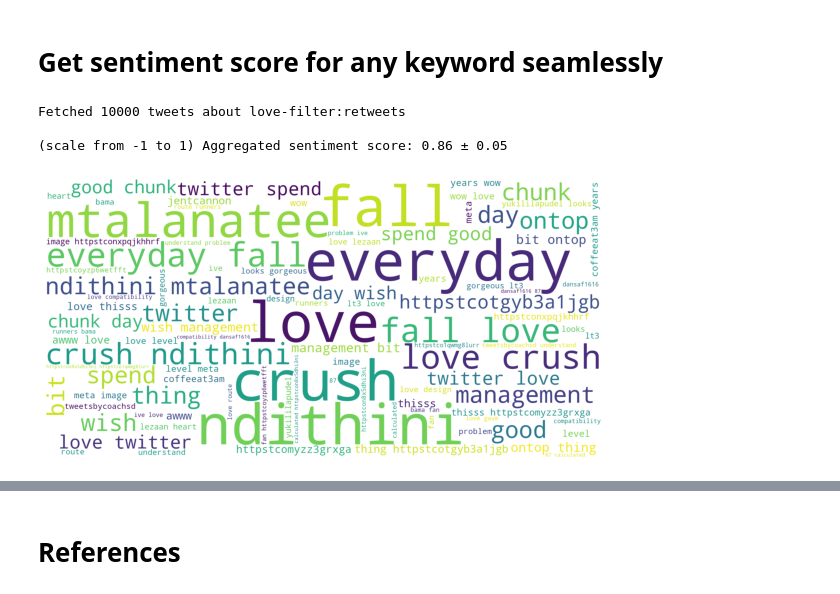
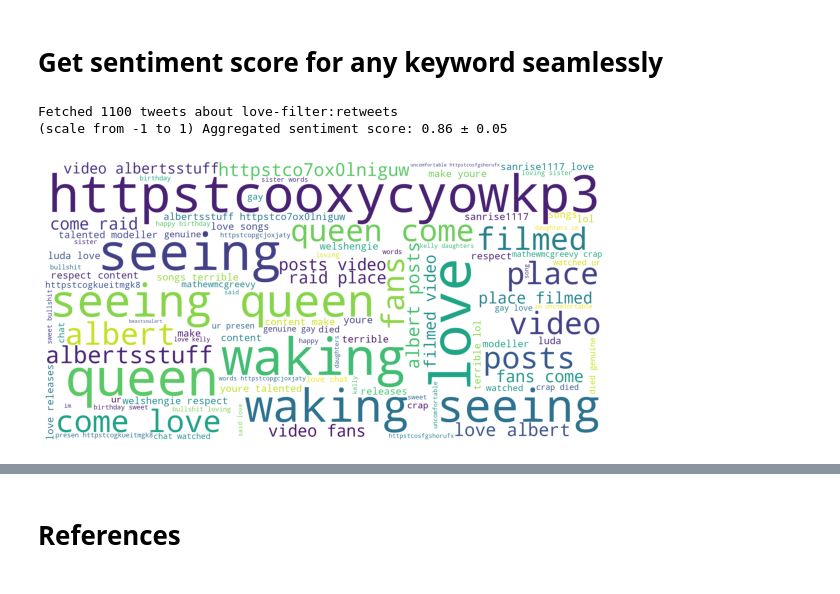
Before and after one commit to DesiPilla/twitter-sentiment-analysis, a Jupyter notebook: Twitter_Sentiment_Analysis.ipynb, the cells around one changed output, grey strips where cells are left out. Cells and saved outputs as stored; diff of their text form; code cells hidden in the pictures.

Commit message:
fixed tweet fetching issue

```diff
--- a/Twitter_Sentiment_Analysis.ipynb
+++ b/Twitter_Sentiment_Analysis.ipynb
@@ -1012,15 +976,26 @@ Authorization successful: True
 # %% [markdown]
 Next, we will create a function that will gather tweets relating to a specific keyword. The function will take a keyword and the number of tweets to fetch as inputs. We will use this function later to build test sets.
 # %%
-def getTweets(search_term, num_tweets = 10000, rts=False, date=None):
+def getTweets(search_term, num_tweets=1000, rts=False, date=None):
     if not rts:
-        search_term += '-filter:retweets'       # Exclude retweets from search
-    if date != None:                            # Get tweets at or before a certain date
-        fetched_tweets = twitter_api.search(q=search_term, count=num_tweets, lang='en', until=date)
-        if not fetched_tweets:                  # If certain date was more than a week ago
-            fetched_tweets = twitter_api.search(q=search_term, count=num_tweets, lang='en')
-    else:                                       # Get most recent tweets
-        fetched_tweets = twitter_api.search(q=search_term, count=num_tweets, lang='en')
-    print("Fetched {0} tweets about {1}".format(num_tweets, search_term))
-    return [status.text for status in fetched_tweets]
+            search_term += '-filter:retweets'       # Exclude retweets from search
+
+    all_tweets = []
+    idset = {}
+    max_id=None
+    while len(idset) < num_tweets:
+        if date is not None:                            # Get tweets at or before a certain date
+            fetched_tweets = twitter_api.search(q=search_term, count=num_tweets, lang='en', until=date, max_id=max_id, result_type='recent')
+            if not fetched_tweets:                  # If certain date was more than a week ago
+                fetched_tweets = twitter_api.search(q=search_term, count=num_tweets, lang='en', max_id=max_id, result_type='recent')
+        else:                                       # Get most recent tweets
+            fetched_tweets = twitter_api.search(q=search_term, count=num_tweets, lang='en', max_id=max_id, result_type='recent')
+
+        idlist = [status.id for status in fetched_tweets]
+        idset = set(list(idset) + idlist)
+        max_id = min(idset)
+        all_tweets += list(fetched_tweets)
+
+    print("Fetched {0} tweets about {1}".format(len(all_tweets), search_term))
+    return [status.text for status in all_tweets]
 # %% [markdown]
@@ -1070,11 +1051,10 @@ fig.savefig('wc_corona_pos.png')
 # %% [markdown]
 # Get sentiment score for any keyword seamlessly
 # %%
-tweets = getTweets('love', 10000)
+tweets = getTweets('love')
 model.predict_agg(tweets, verbose=True)
 model.word_cloud(tweets, sentiment='positive');
 # %% [output]
-Fetched 10000 tweets about love-filter:retweets
-
+Fetched 1100 tweets about love-filter:retweets
 (scale from -1 to 1) Aggregated sentiment score: 0.86 ± 0.05
-[figure, old version]
+[figure, new version]
```
Also changed, not shown: parts of 48 cells of this notebook.
